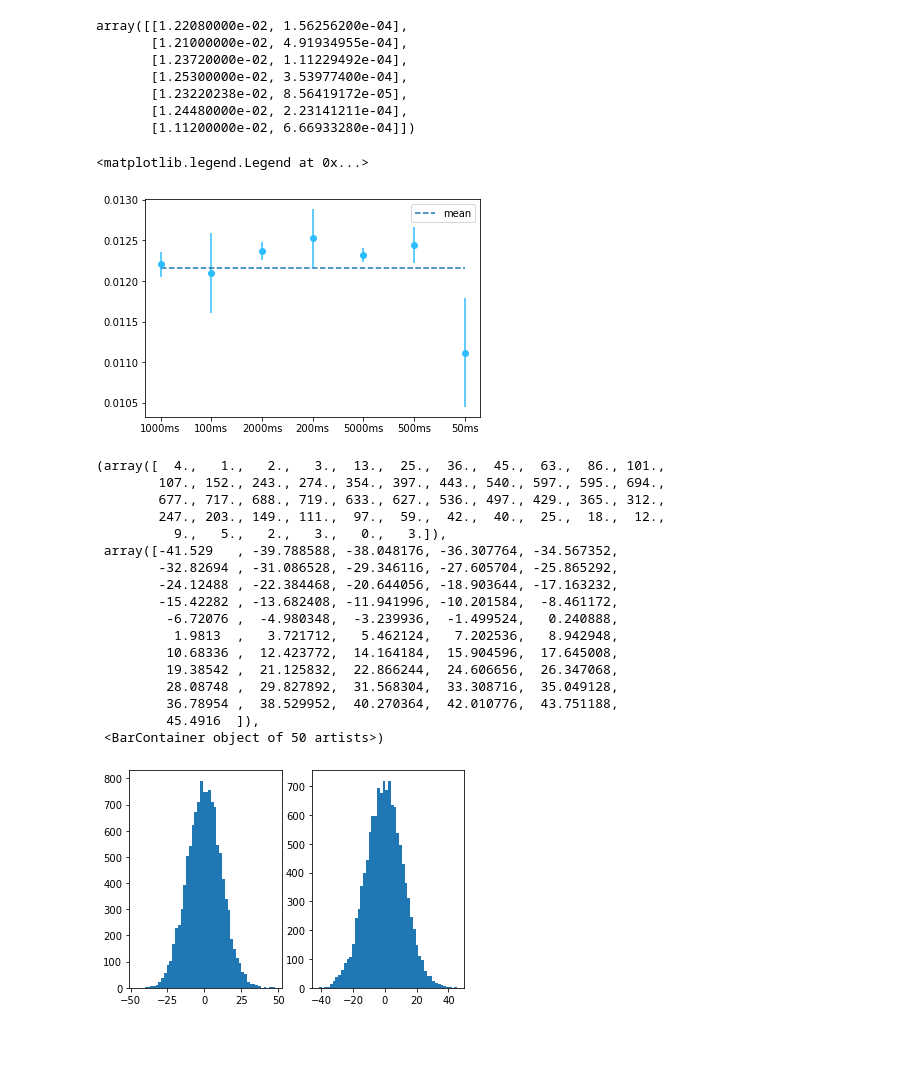
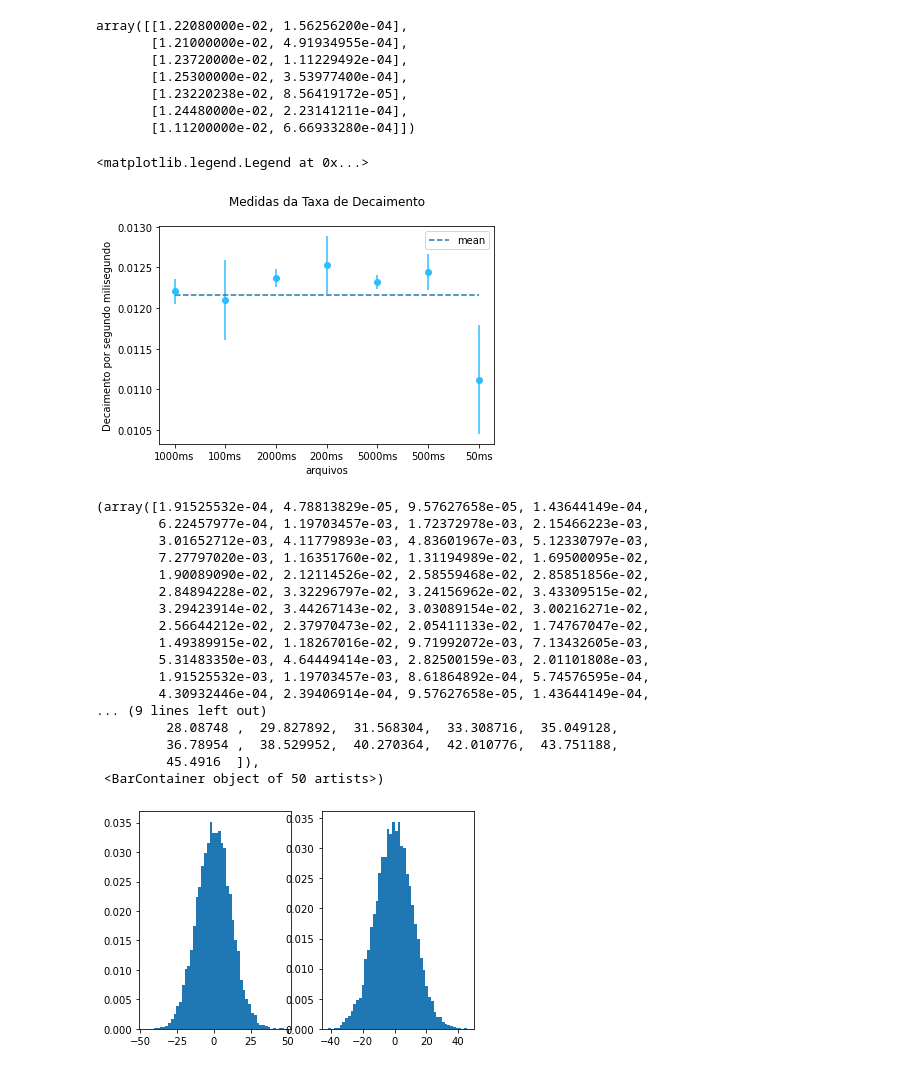
Before and after one commit to estevanmendes/LABIV, a Jupyter notebook: codigo_analise_v1.ipynb, the cells around one changed output. Drawn from its saved outputs; the diff is of its cells as text; code cells hidden in the pictures; blank space fills up the shorter version.

```diff
--- a/codigo_analise_v1.ipynb
+++ b/codigo_analise_v1.ipynb
@@ -235,25 +173,0 @@ plt.legend()
-# %%
-fig, ax=plt.subplots(2,4,figsize=(12,9))
-
-for i in range(len(filenames)):
-    data=np.loadtxt('geiger1/'+filenames[i])[:,1]
-    mean=STATS[i,0]
-    dt=filenames[i].split('.')[0]
-
-    if chi_poisson[i]<chi_gaussian[i]:
-            X=np.arange(int(min(data)),int(max(data))+1)
-            ax[int(i/4),int(i%4)].plot(X,poisson(X,parameters_poisson[i]),linestyle='dotted',color='black',label='mean : {:.2}\nchi²/v : {:.3}'.format(parameters_poisson[i],chi_poisson[i]))
-            ax[int(i/4),int(i%4)].hist(data,bins=X,color=Blue,density=True)
-            ax[int(i/4),int(i%4)].legend(fontsize=7)
-            ax[int(i/4),int(i%4)].set_title('Poisson\n'+dt)
-
-    else:
-            std=mean**0.5
-            X=np.linspace(min(data),max(data),100)
-            ax[int(i/4),int(i%4)].plot(X,gaussian(X,parameters_gaussian[i,0],parameters_gaussian[i,1]),linestyle='dotted',color='black',label='mean : {:.2}\nstd : {:.2}\nlog(MLE) : {:.2}\nchi²/v : {:.3}'.format(parameters_gaussian[i,0],parameters_gaussian[i,1],mle_gaussian[i],chi_gaussian[i]))
-            BIN=np.arange(int(min(data)),int(max(data))+2)
-            ax[int(i/4),int(i%4)].hist(data,bins=BIN,color=Blue,density=True)
-            ax[int(i/4),int(i%4)].legend(fontsize=7)
-            ax[int(i/4),int(i%4)].set_title('Gaussiana\n'+dt)
-fig.suptitle('Função que Maximiza a estimativa da Log likelihood \nDistruibuição dos Dados Brutos')
-# plt.savefig('fig_melhor_funcao_chi2_dist_dados_brutos_v1.png')
@@ -288,37 +191,40 @@ array([[1.22080000e-02, 1.56256200e-04],
 # %%
 labels=[filenames[i].split('.')[0] for i in range(len(filenames)-1)]
 plt.errorbar(labels,decay_rate[:,0],yerr=decay_rate[:,1],color=Blue,fmt='o')
 mean_decays=np.ones(7)*decay_rate[:,0].mean()
 plt.plot(labels,mean_decays,linestyle='dashed',label='mean')
 error_mean=(decay_rate[:,0].mean()/len(dt))**0.5
 # plt.fill_between(labels,mean_decays-error_mean,mean_decays+error_mean)
+plt.title('Medidas da Taxa de Decaimento\n')
+plt.xlabel('arquivos')
+plt.ylabel('Decaimento por segundo milisegundo')
 plt.legend()
 # %% [output]
 <matplotlib.legend.Legend at 0x...>
-[figure, old version]
+[figure, new version]
 # %%
 ccd_data=np.loadtxt('ativo1.txt')
 ccd_overscan=np.loadtxt('overscan.txt')
 # %%
 fig,ax=plt.subplots(1,2)
-ax[0].hist(ccd_overscan,bins=50)
-ax[1].hist(ccd_data,bins=50)
+ax[0].hist(ccd_overscan,bins=50,density=True)
+ax[1].hist(ccd_data,bins=50,density=True)
 # %% [output]
-(array([  4.,   1.,   2.,   3.,  13.,  25.,  36.,  45.,  63.,  86., 101.,
-        107., 152., 243., 274., 354., 397., 443., 540., 597., 595., 694.,
-        677., 717., 688., 719., 633., 627., 536., 497., 429., 365., 312.,
-        247., 203., 149., 111.,  97.,  59.,  42.,  40.,  25.,  18.,  12.,
-          9.,   5.,   2.,   3.,   0.,   3.]),
- array([-41.529   , -39.788588, -38.048176, -36.307764, -34.567352,
-        -32.82694 , -31.086528, -29.346116, -27.605704, -25.865292,
-        -24.12488 , -22.384468, -20.644056, -18.903644, -17.163232,
-        -15.42282 , -13.682408, -11.941996, -10.201584,  -8.461172,
-         -6.72076 ,  -4.980348,  -3.239936,  -1.499524,   0.240888,
-          1.9813  ,   3.721712,   5.462124,   7.202536,   8.942948,
-         10.68336 ,  12.423772,  14.164184,  15.904596,  17.645008,
-         19.38542 ,  21.125832,  22.866244,  24.606656,  26.347068,
+(array([1.91525532e-04, 4.78813829e-05, 9.57627658e-05, 1.43644149e-04,
+        6.22457977e-04, 1.19703457e-03, 1.72372978e-03, 2.15466223e-03,
+        3.01652712e-03, 4.11779893e-03, 4.83601967e-03, 5.12330797e-03,
+        7.27797020e-03, 1.16351760e-02, 1.31194989e-02, 1.69500095e-02,
+        1.90089090e-02, 2.12114526e-02, 2.58559468e-02, 2.85851856e-02,
+        2.84894228e-02, 3.32296797e-02, 3.24156962e-02, 3.43309515e-02,
+        3.29423914e-02, 3.44267143e-02, 3.03089154e-02, 3.00216271e-02,
+        2.56644212e-02, 2.37970473e-02, 2.05411133e-02, 1.74767047e-02,
+        1.49389915e-02, 1.18267016e-02, 9.71992072e-03, 7.13432605e-03,
+        5.31483350e-03, 4.64449414e-03, 2.82500159e-03, 2.01101808e-03,
+        1.91525532e-03, 1.19703457e-03, 8.61864892e-04, 5.74576595e-04,
+        4.30932446e-04, 2.39406914e-04, 9.57627658e-05, 1.43644149e-04,
+... (9 lines left out)
          28.08748 ,  29.827892,  31.568304,  33.308716,  35.049128,
          36.78954 ,  38.529952,  40.270364,  42.010776,  43.751188,
          45.4916  ]),
  <BarContainer object of 50 artists>)
-[figure, old version]
+[figure, new version]
```
Also changed, not shown: parts of 13 cells of this notebook, 13 other files.
